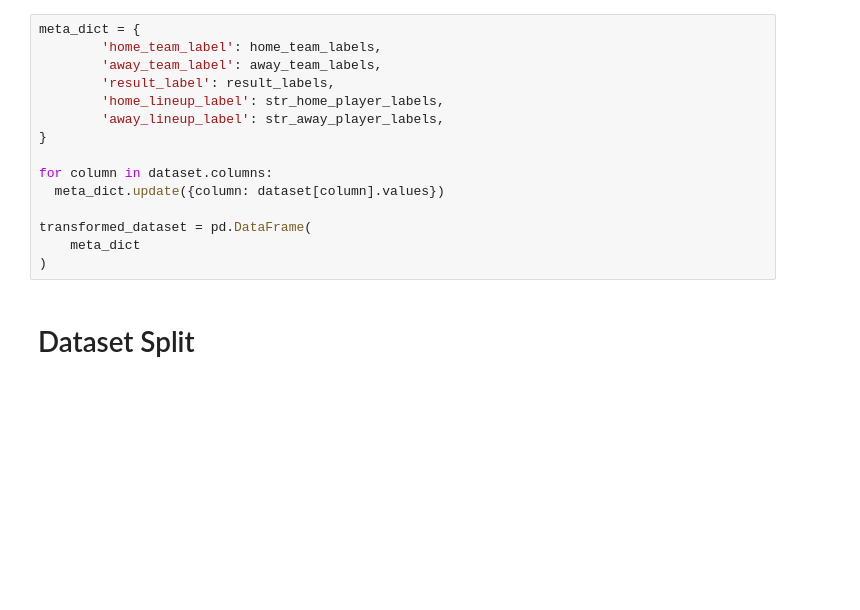
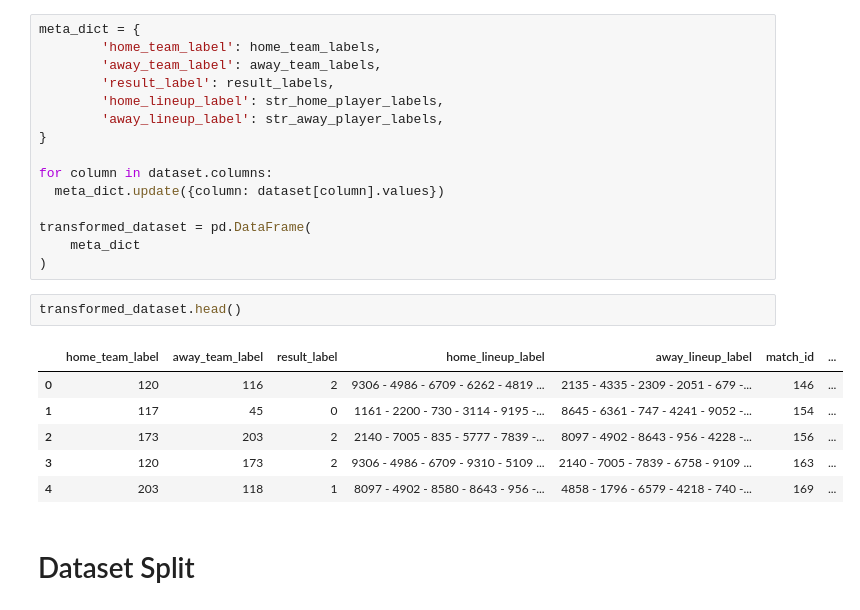
Before and after one commit to sunnybutwithano/Sports-Analysis-with-GNNs, a Jupyter notebook: Con_for_ST_Graph.ipynb, the cells around one changed output. Cells and saved outputs as stored; diff of their text form; blank space fills up the shorter version.

```diff
--- a/Con_for_ST_Graph.ipynb
+++ b/Con_for_ST_Graph.ipynb
@@ -102,5 +102,14 @@ for column in dataset.columns:
 transformed_dataset = pd.DataFrame(
     meta_dict
 )
+# %%
+transformed_dataset.head()
+# %% [output]
+|  | home_team_label | away_team_label | result_label | home_lineup_label | away_lineup_label | match_id | ... |
+| 0 | 120 | 116 | 2 | 9306 - 4986 - 6709 - 6262 - 4819 ... | 2135 - 4335 - 2309 - 2051 - 679 -... | 146 | ... |
+| 1 | 117 | 45 | 0 | 1161 - 2200 - 730 - 3114 - 9195 -... | 8645 - 6361 - 747 - 4241 - 9052 -... | 154 | ... |
+| 2 | 173 | 203 | 2 | 2140 - 7005 - 835 - 5777 - 7839 -... | 8097 - 4902 - 8643 - 956 - 4228 -... | 156 | ... |
+| 3 | 120 | 173 | 2 | 9306 - 4986 - 6709 - 9310 - 5109 ... | 2140 - 7005 - 7839 - 6758 - 9109 ... | 163 | ... |
+| 4 | 203 | 118 | 1 | 8097 - 4902 - 8580 - 8643 - 956 -... | 4858 - 1796 - 6579 - 4218 - 740 -... | 169 | ... |
 # %% [markdown]
 # Dataset Split
```
Also changed, not shown: parts of 41 cells of this notebook.
